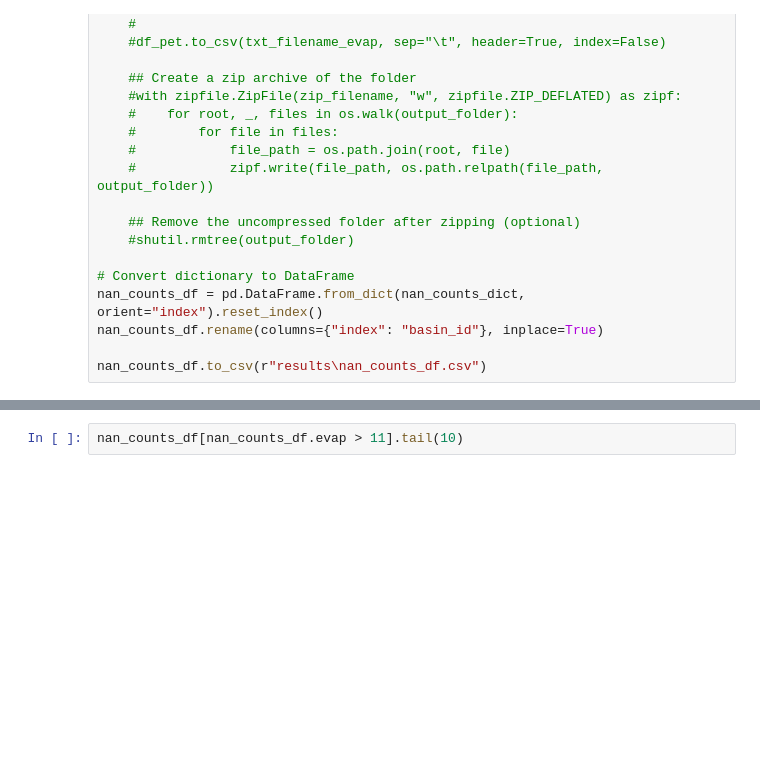
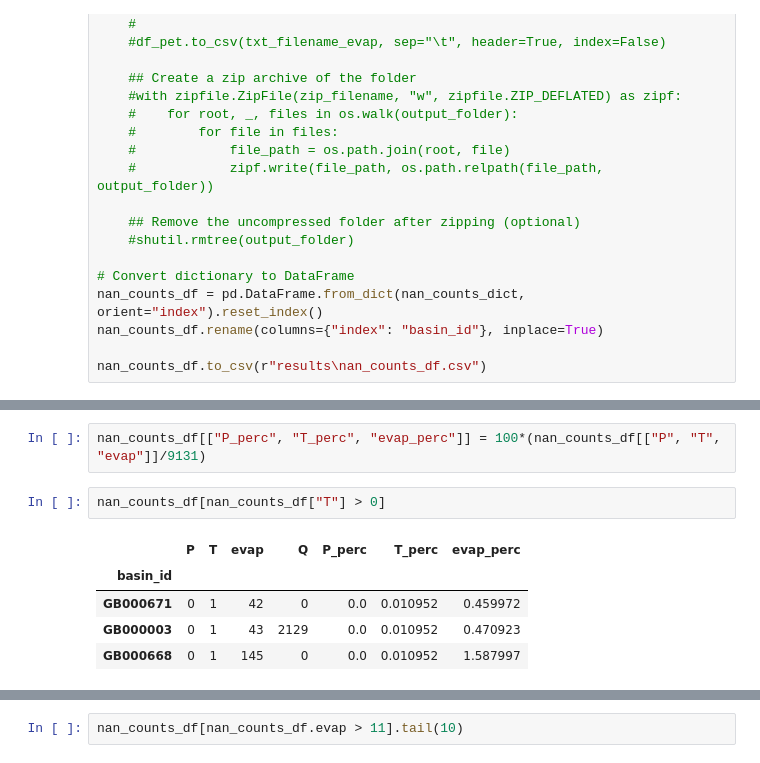
Before and after one commit to thiagovmdon/EOBS-quality, a Jupyter notebook: code/Paper_Quality_EOBS_Data_EStreams_HBV.ipynb, the cells around one changed output, grey strips where cells are left out. Saved outputs shown, nothing was run; the diff lists cells and outputs as text; blank space fills up the shorter version.

```diff
--- a/code/Paper_Quality_EOBS_Data_EStreams_HBV.ipynb
+++ b/code/Paper_Quality_EOBS_Data_EStreams_HBV.ipynb
@@ -228,0 +241,10 @@ nan_counts_df
+# %%
+nan_counts_df[["P_perc", "T_perc", "evap_perc"]] = 100*(nan_counts_df[["P", "T", "evap"]]/9131)
+# %%
+nan_counts_df[nan_counts_df["T"] > 0]
+# %% [output]
+|  | P | T | evap | Q | P_perc | T_perc | evap_perc |
+| basin_id |  |  |  |  |  |  |  |
+| GB000671 | 0 | 1 | 42 | 0 | 0.0 | 0.010952 | 0.459972 |
+| GB000003 | 0 | 1 | 43 | 2129 | 0.0 | 0.010952 | 0.470923 |
+| GB000668 | 0 | 1 | 145 | 0 | 0.0 | 0.010952 | 1.587997 |
```
Also changed, not shown: parts of 12 cells of this notebook, 2 other files.
